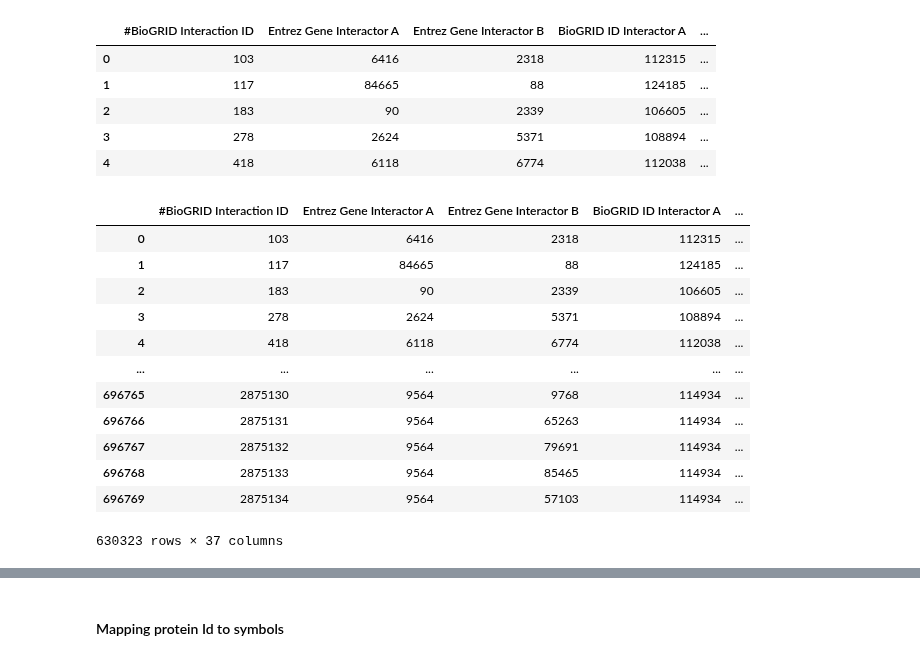
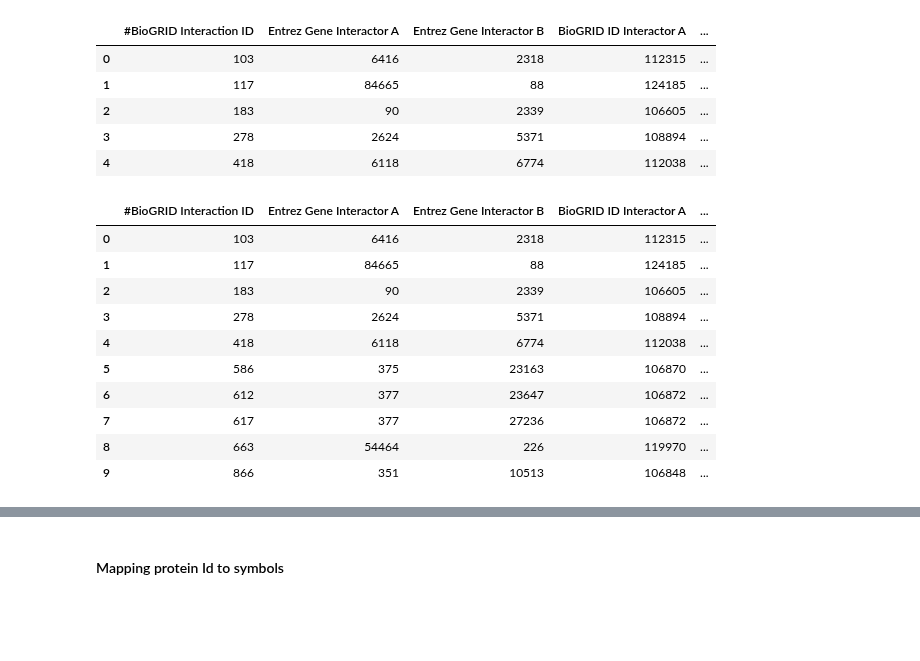
Before and after one commit to AlessandroTaglieri/Project_Bioinformatics, a Jupyter notebook: First project/BI_hw1.ipynb, the cells around one changed output, grey strips where cells are left out. Cells and saved outputs as stored; diff of their text form; code cells hidden in the pictures; blank space fills up the shorter version.

```diff
--- a/First project/BI_hw1.ipynb
+++ b/First project/BI_hw1.ipynb
@@ -144,18 +129,16 @@ biogrid_data = biogrid_data[biogrid_data['Experimental System Type']=='physical'
 biogrid_data = biogrid_data[biogrid_data['Organism Name Interactor A']=='Homo sapiens']
 biogrid_data = biogrid_data[biogrid_data['Organism Name Interactor B']=='Homo sapiens']
 # %%
-biogrid_data
+biogrid_data.head(10)
 # %% [output]
 |  | #BioGRID Interaction ID | Entrez Gene Interactor A | Entrez Gene Interactor B | BioGRID ID Interactor A | ... |
 | 0 | 103 | 6416 | 2318 | 112315 | ... |
 | 1 | 117 | 84665 | 88 | 124185 | ... |
 | 2 | 183 | 90 | 2339 | 106605 | ... |
 | 3 | 278 | 2624 | 5371 | 108894 | ... |
 | 4 | 418 | 6118 | 6774 | 112038 | ... |
-| ... | ... | ... | ... | ... | ... |
-| 696765 | 2875130 | 9564 | 9768 | 114934 | ... |
-| 696766 | 2875131 | 9564 | 65263 | 114934 | ... |
-| 696767 | 2875132 | 9564 | 79691 | 114934 | ... |
-| 696768 | 2875133 | 9564 | 85465 | 114934 | ... |
-| 696769 | 2875134 | 9564 | 57103 | 114934 | ... |
+| 5 | 586 | 375 | 23163 | 106870 | ... |
+| 6 | 612 | 377 | 23647 | 106872 | ... |
+| 7 | 617 | 377 | 27236 | 106872 | ... |
+| 8 | 663 | 54464 | 226 | 119970 | ... |
+| 9 | 866 | 351 | 10513 | 106848 | ... |
-630323 rows × 37 columns
```
Also changed, not shown: parts of 37 cells of this notebook.
